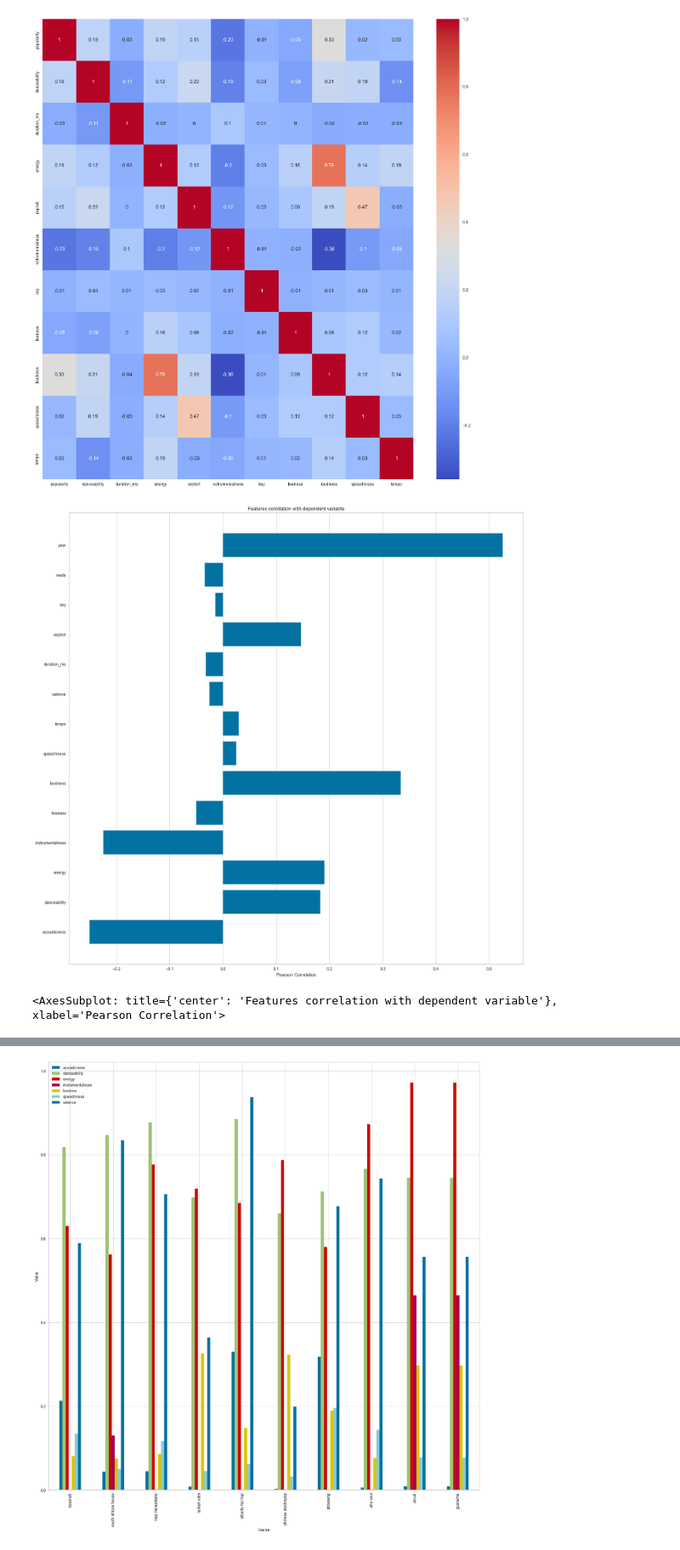
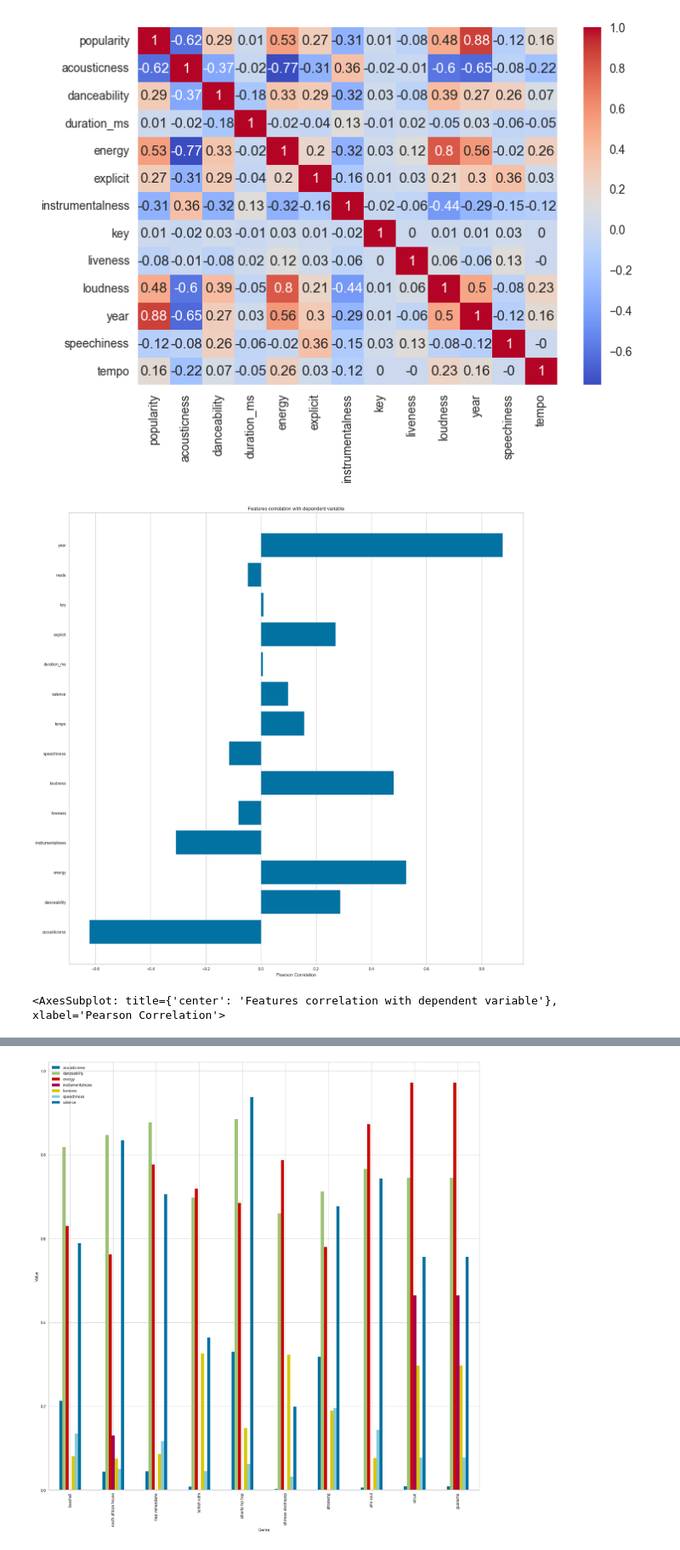
Before and after one commit to vodewey12/MA-544, a Jupyter notebook: Final Project/SpotifyPlaylistRecommend.ipynb, the cells around one changed output, grey strips where cells are left out. Shown: that part at 85% size. Cells and saved outputs as stored; diff of their text form; code cells hidden in the pictures.

```diff
--- a/Final Project/SpotifyPlaylistRecommend.ipynb
+++ b/Final Project/SpotifyPlaylistRecommend.ipynb
@@ -13,11 +41,12 @@ from sklearn.metrics.pairwise import cosine_similarity
 # %%
-music = pd.read_csv("data.csv", on_bad_lines="skip")
-music = music.sort_values('popularity', ascending=False).drop_duplicates('name').sort_index()
-music['artists'] = music['artists'].apply(lambda x: ast.literal_eval(x))
+data = pd.read_csv("data.csv", on_bad_lines="skip")
+data['artists'] = data['artists'].apply(lambda x: ast.literal_eval(x))
+
 genres = pd.read_csv("data_w_genres.csv", on_bad_lines="skip")
 genres['genres'] = genres['genres'].apply(lambda x: ast.literal_eval(x))
 
 # Explode the artist column to create one row per artist
-df = music.explode('artists')
+df = data.explode('artists')
 # Merge the two DataFrames
-music_w_genres = pd.merge(df, genres[['genres', 'artists']], on='artists', how='left')
+data = pd.merge(df, genres[['genres', 'artists']], on='artists', how='left')
+data.head()
@@ -24,9 +60,3 @@ music_w_genres = pd.merge(df, genres[['genres', 'artists']], on='artists', how='
 # %%
-headings = ['user_id', 'artists', 'name', 'playlist']
-playlist = pd.read_csv("spotify_dataset.csv", names=headings, on_bad_lines="skip")
-
-data = playlist[['user_id', 'playlist', 'name']].merge(music_w_genres, how='inner', on='name')
-data = data[(data['id'] != '7zwHsmRERRkjE10hxuMpEo') & (data['id'] != '5htUdv9kMaGD9VApOUf6ZF')]
-
-data.head()
+data.info()
 # %% [output]
@@ -40,17 +90,14 @@ data.head()
 # %%
 # Calculate the correlation matrix
-corr_matrix = data[['popularity','danceability','duration_ms','energy','explicit','instrumentalness', 'key', 'liveness', 'loudness','release_date','speechiness','tempo']].corr()
+corr_matrix = data[['popularity','acousticness','danceability','duration_ms','energy','explicit','instrumentalness', 'key', 'liveness', 'loudness','year','speechiness','tempo']].corr()
 corr_matrix = corr_matrix.round(2)
 
 # Plot a heatmap of the correlation matrix
 sns.heatmap(corr_matrix, annot=True, cmap='coolwarm')
 plt.show()
 # %% [output]
-[figure, old version]
+[figure, new version]
 # %%
-data_by_genre = pd.read_csv("data_by_genres.csv", on_bad_lines="skip")
-# top10_genres = data_by_genre.nlargest(10, 'popularity')
-
 feature_names = ['acousticness', 'danceability', 'energy', 'instrumentalness',
        'liveness', 'loudness', 'speechiness', 'tempo', 'valence','duration_ms','explicit','key','mode','year']
 
@@ -66,5 +113,5 @@ plt.rcParams['figure.figsize']=(20,20)
 visualizer.fit(X, y)     # Fit the data to the visualizer
 visualizer.show()
 # %% [output]
-[figure, old version]
+[figure, new version]
 <AxesSubplot: title={'center': 'Features correlation with dependent variable'}, xlabel='Pearson Correlation'>
```
Also changed, not shown: parts of 24 cells of this notebook, 4 other files.
